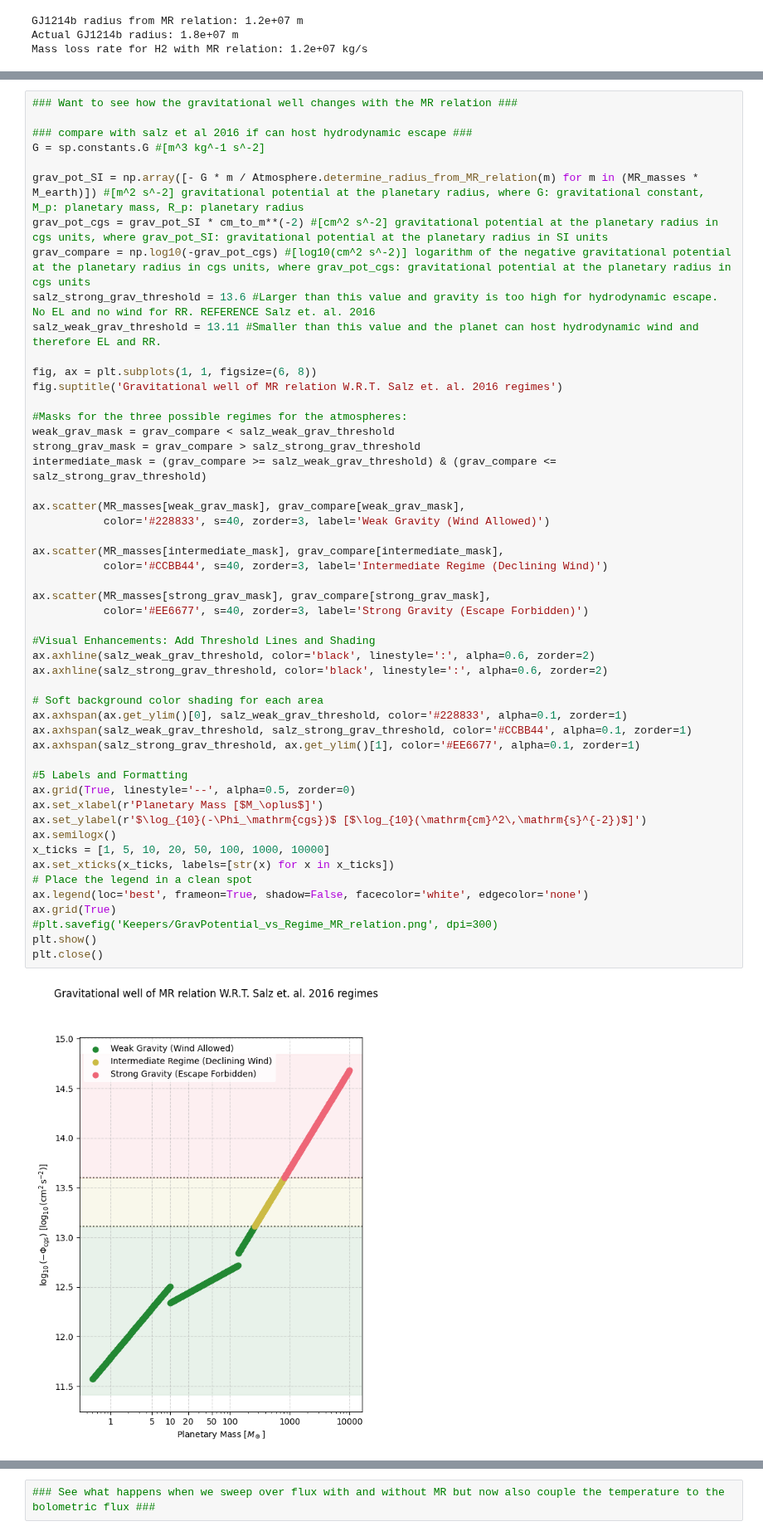
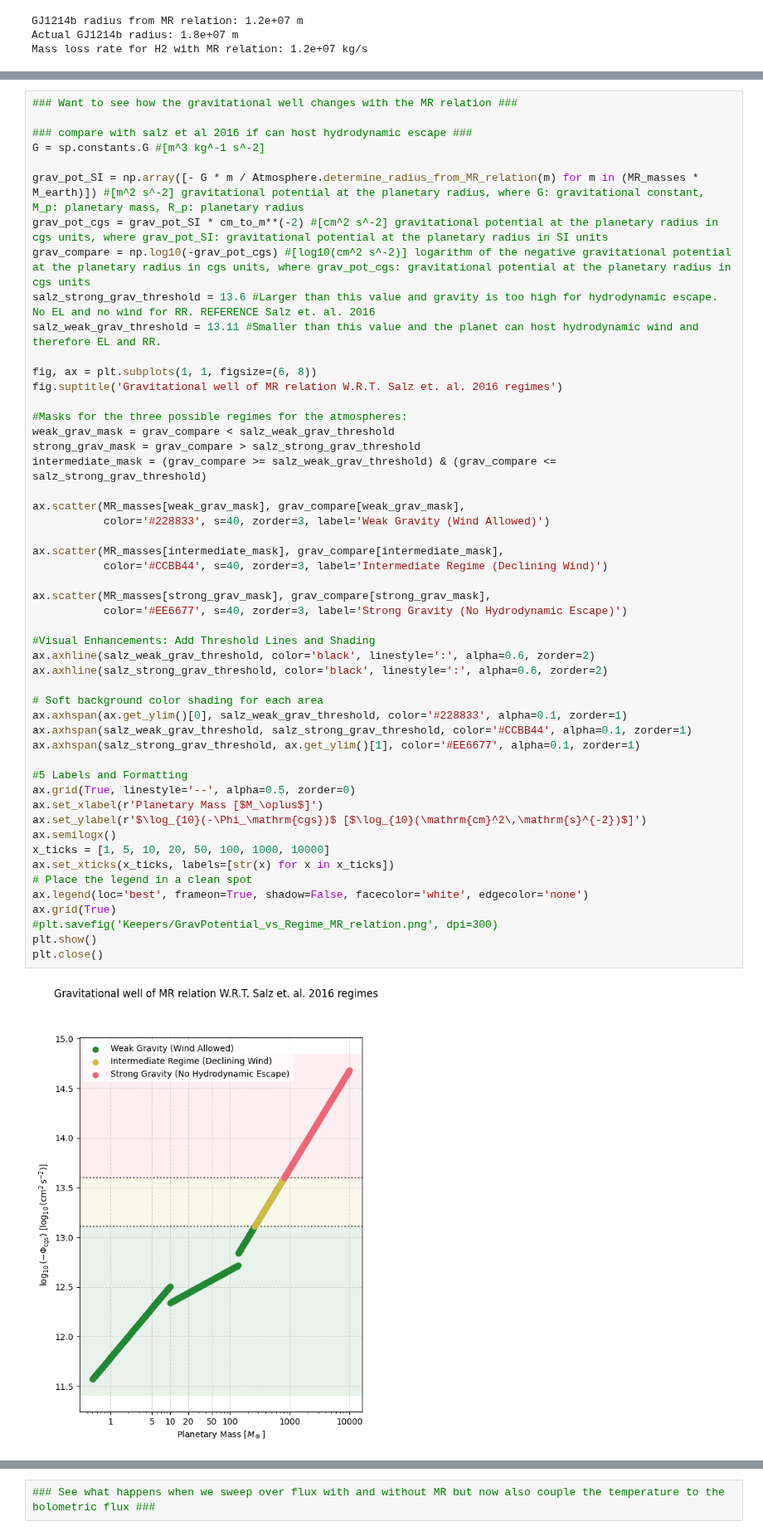
Before and after one commit to FormingWorlds/BScProjectAtmosphericEscape, a Jupyter notebook: plots/results_safari.ipynb, the cells around one changed output, grey strips where cells are left out. Shown at 83% size. Drawn from its saved outputs; the diff is of its cells as text.

```diff
--- a/plots/results_safari.ipynb
+++ b/plots/results_safari.ipynb
@@ -428,32 +554,32 @@ ax.scatter(MR_masses[weak_grav_mask], grav_compare[weak_grav_mask],
            color='#228833', s=40, zorder=3, label='Weak Gravity (Wind Allowed)')
 
 ax.scatter(MR_masses[intermediate_mask], grav_compare[intermediate_mask],
            color='#CCBB44', s=40, zorder=3, label='Intermediate Regime (Declining Wind)')
 
 ax.scatter(MR_masses[strong_grav_mask], grav_compare[strong_grav_mask],
-           color='#EE6677', s=40, zorder=3, label='Strong Gravity (Escape Forbidden)')
+           color='#EE6677', s=40, zorder=3, label='Strong Gravity (No Hydrodynamic Escape)')
 
 #Visual Enhancements: Add Threshold Lines and Shading
 ax.axhline(salz_weak_grav_threshold, color='black', linestyle=':', alpha=0.6, zorder=2)
 ax.axhline(salz_strong_grav_threshold, color='black', linestyle=':', alpha=0.6, zorder=2)
 
 # Soft background color shading for each area
 ax.axhspan(ax.get_ylim()[0], salz_weak_grav_threshold, color='#228833', alpha=0.1, zorder=1)
 ax.axhspan(salz_weak_grav_threshold, salz_strong_grav_threshold, color='#CCBB44', alpha=0.1, zorder=1)
 ax.axhspan(salz_strong_grav_threshold, ax.get_ylim()[1], color='#EE6677', alpha=0.1, zorder=1)
 
 #5 Labels and Formatting
 ax.grid(True, linestyle='--', alpha=0.5, zorder=0)
 ax.set_xlabel(r'Planetary Mass [$M_\oplus$]')
 ax.set_ylabel(r'$\log_{10}(-\Phi_\mathrm{cgs})$ [$\log_{10}(\mathrm{cm}^2\,\mathrm{s}^{-2})$]')
 ax.semilogx()
 x_ticks = [1, 5, 10, 20, 50, 100, 1000, 10000]
 ax.set_xticks(x_ticks, labels=[str(x) for x in x_ticks])
 # Place the legend in a clean spot
 ax.legend(loc='best', frameon=True, shadow=False, facecolor='white', edgecolor='none')
 ax.grid(True)
 #plt.savefig('Keepers/GravPotential_vs_Regime_MR_relation.png', dpi=300)
 plt.show()
 plt.close()
 # %% [output]
-[figure, old version]
+[figure, new version]
```
Also changed, not shown: parts of 17 cells of this notebook, 2 other files.
